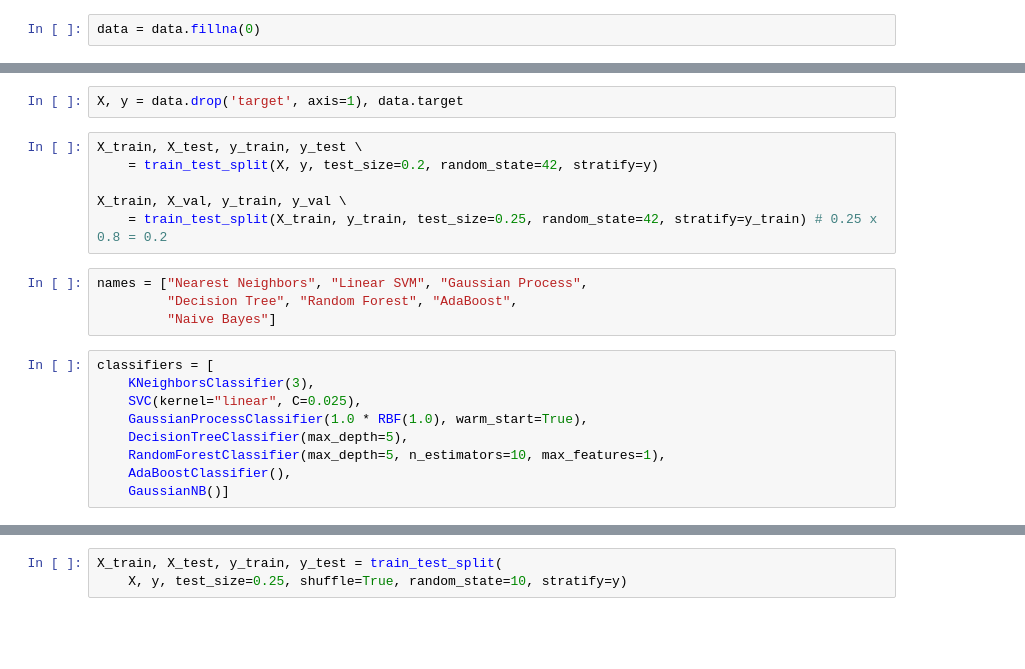
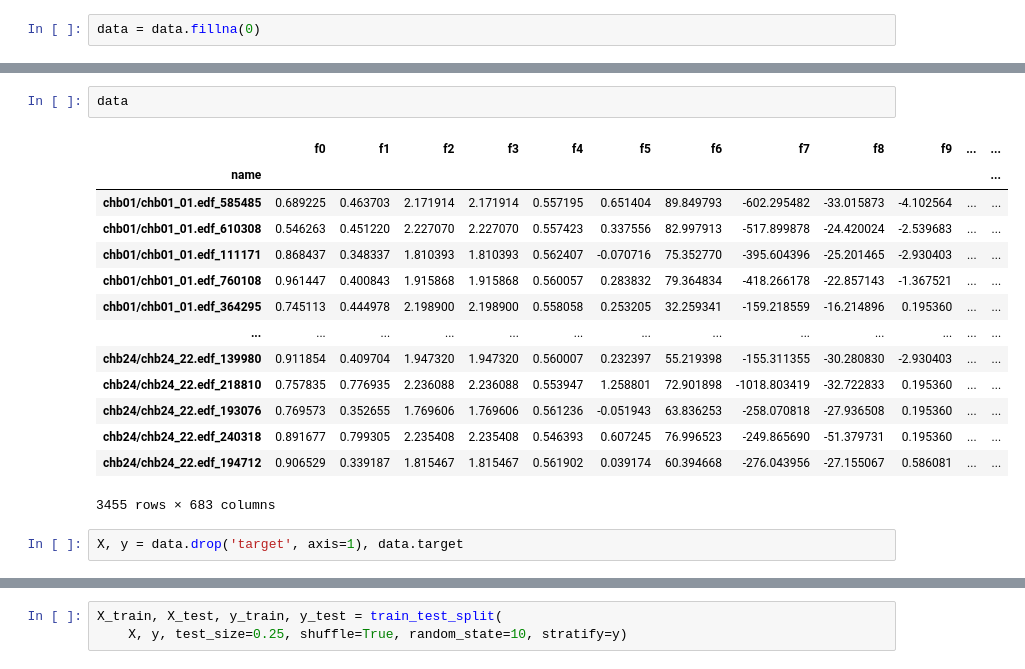
Before and after one commit to didges/eeg_seizure_detection, a Jupyter notebook: CHB-MIT dataset .ipynb, the cells around one changed output, grey strips where cells are left out. Saved outputs shown, nothing was run; the diff lists cells and outputs as text; blank space fills up the shorter version.

```diff
--- a/CHB-MIT dataset .ipynb
+++ b/CHB-MIT dataset .ipynb
@@ -35,22 +39,20 @@ data['target'].value_counts()
 Name: target, dtype: int64
+# %%
+data
+# %% [output]
+|  | f0 | f1 | f2 | f3 | f4 | f5 | f6 | f7 | f8 | f9 | ... | ... |
+| name |  |  |  |  |  |  |  |  |  |  |  | ... |
+| chb01/chb01_01.edf_585485 | 0.689225 | 0.463703 | 2.171914 | 2.171914 | 0.557195 | 0.651404 | 89.849793 | -602.295482 | -33.015873 | -4.102564 | ... | ... |
+| chb01/chb01_01.edf_610308 | 0.546263 | 0.451220 | 2.227070 | 2.227070 | 0.557423 | 0.337556 | 82.997913 | -517.899878 | -24.420024 | -2.539683 | ... | ... |
+| chb01/chb01_01.edf_111171 | 0.868437 | 0.348337 | 1.810393 | 1.810393 | 0.562407 | -0.070716 | 75.352770 | -395.604396 | -25.201465 | -2.930403 | ... | ... |
+| chb01/chb01_01.edf_760108 | 0.961447 | 0.400843 | 1.915868 | 1.915868 | 0.560057 | 0.283832 | 79.364834 | -418.266178 | -22.857143 | -1.367521 | ... | ... |
+| chb01/chb01_01.edf_364295 | 0.745113 | 0.444978 | 2.198900 | 2.198900 | 0.558058 | 0.253205 | 32.259341 | -159.218559 | -16.214896 | 0.195360 | ... | ... |
+| ... | ... | ... | ... | ... | ... | ... | ... | ... | ... | ... | ... | ... |
+| chb24/chb24_22.edf_139980 | 0.911854 | 0.409704 | 1.947320 | 1.947320 | 0.560007 | 0.232397 | 55.219398 | -155.311355 | -30.280830 | -2.930403 | ... | ... |
+| chb24/chb24_22.edf_218810 | 0.757835 | 0.776935 | 2.236088 | 2.236088 | 0.553947 | 1.258801 | 72.901898 | -1018.803419 | -32.722833 | 0.195360 | ... | ... |
+| chb24/chb24_22.edf_193076 | 0.769573 | 0.352655 | 1.769606 | 1.769606 | 0.561236 | -0.051943 | 63.836253 | -258.070818 | -27.936508 | 0.195360 | ... | ... |
+| chb24/chb24_22.edf_240318 | 0.891677 | 0.799305 | 2.235408 | 2.235408 | 0.546393 | 0.607245 | 76.996523 | -249.865690 | -51.379731 | 0.195360 | ... | ... |
+| chb24/chb24_22.edf_194712 | 0.906529 | 0.339187 | 1.815467 | 1.815467 | 0.561902 | 0.039174 | 60.394668 | -276.043956 | -27.155067 | 0.586081 | ... | ... |
+3455 rows × 683 columns
 # %%
 X, y = data.drop('target', axis=1), data.target
-# %%
-X_train, X_test, y_train, y_test \
-    = train_test_split(X, y, test_size=0.2, random_state=42, stratify=y)
-
-X_train, X_val, y_train, y_val \
-    = train_test_split(X_train, y_train, test_size=0.25, random_state=42, stratify=y_train) # 0.25 x 0.8 = 0.2
-# %%
-names = ["Nearest Neighbors", "Linear SVM", "Gaussian Process",
-         "Decision Tree", "Random Forest", "AdaBoost",
-         "Naive Bayes"]
-# %%
-classifiers = [
-    KNeighborsClassifier(3),
-    SVC(kernel="linear", C=0.025),
-    GaussianProcessClassifier(1.0 * RBF(1.0), warm_start=True),
-    DecisionTreeClassifier(max_depth=5),
-    RandomForestClassifier(max_depth=5, n_estimators=10, max_features=1),
-    AdaBoostClassifier(),
-    GaussianNB()]
```
Also changed, not shown: parts of 17 cells of this notebook, 1 other file.
